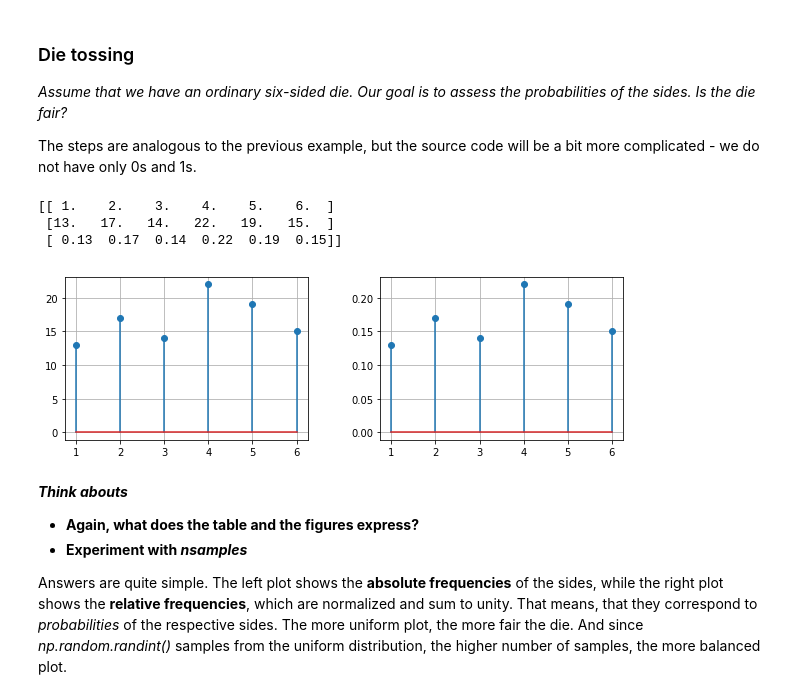
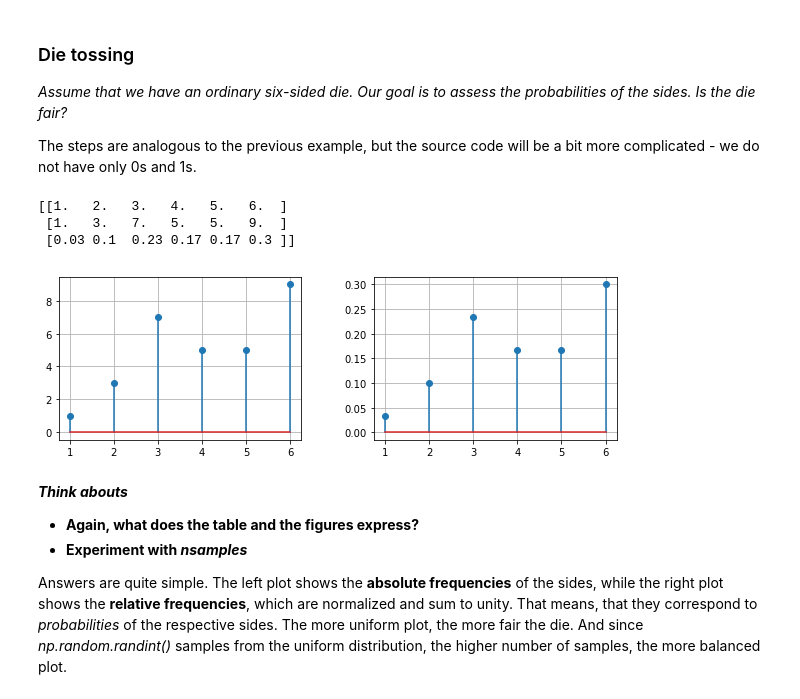
Before and after one commit to kai-wren/BM, a Jupyter notebook: lectures/1_lecture.ipynb, the cells around one changed output. Drawn from its saved outputs; the diff is of its cells as text; code cells hidden in the pictures.

```diff
--- a/lectures/1_lecture.ipynb
+++ b/lectures/1_lecture.ipynb
@@ -46,22 +56,22 @@ Below follows a bit more complicated example.
 
 The steps are analogous to the previous example, but the source code will be a bit more complicated - we do not have only 0s and 1s.
 # %%
-nsamples = 100  ###
+nsamples = 30  ###
 results = np.random.randint(1, 7, size=nsamples)
 numbers, counts = np.unique(results, return_counts=True)
 frequencies = counts/nsamples
 print(np.c_[numbers, counts, frequencies].T)
 plt.figure(figsize=(10, 3))
 plt.subplot(1,2,1)
 plt.stem(numbers, counts)
 plt.subplot(1,2,2)
 plt.stem(numbers, frequencies)
 plt.show()
 # %% [output]
-[[ 1.    2.    3.    4.    5.    6.  ]
- [13.   17.   14.   22.   19.   15.  ]
- [ 0.13  0.17  0.14  0.22  0.19  0.15]]
+[[1.   2.   3.   4.   5.   6.  ]
+ [1.   3.   7.   5.   5.   9.  ]
+ [0.03 0.1  0.23 0.17 0.17 0.3 ]]
-[figure, old version]
+[figure, new version]
 # %% [markdown]
 **_Think abouts_**
 - **Again, what does the table and the figures express?**
```
Also changed, not shown: parts of 11 cells of this notebook, 1 other file.
